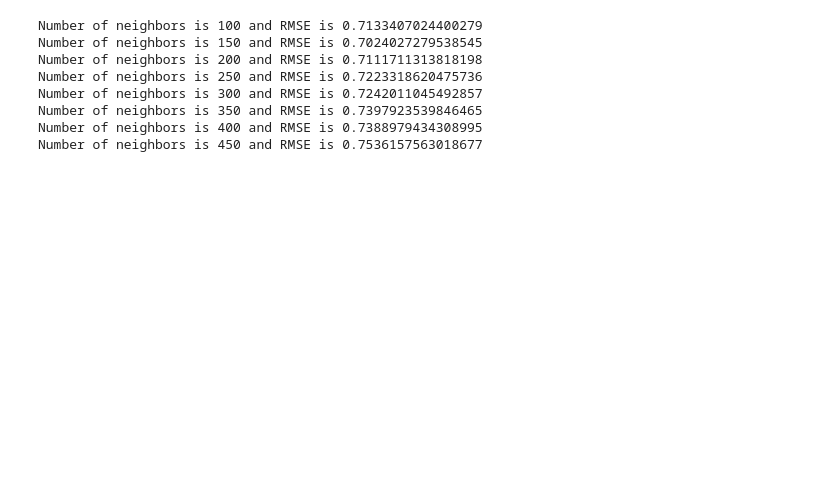
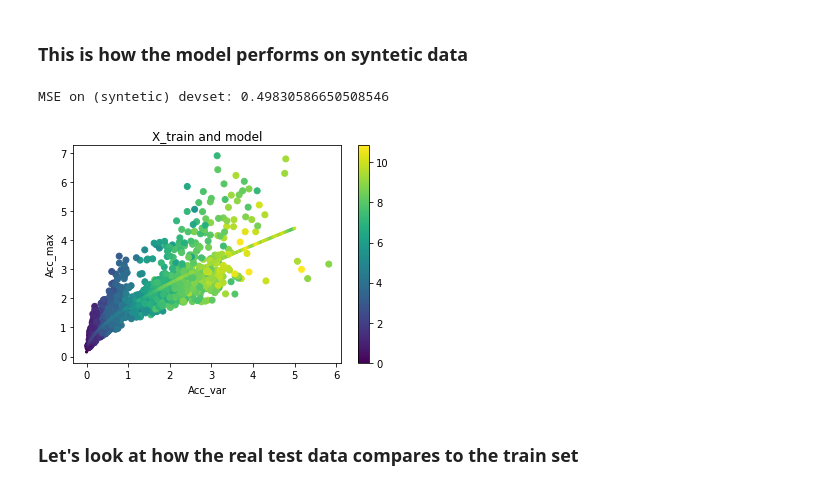
Before and after one commit to gislas3/quartercar, a Jupyter notebook: experiments/Predict_IRI.ipynb, the cells around one changed output. Saved outputs shown, nothing was run; the diff lists cells and outputs as text; code cells hidden in the pictures; blank space fills up the shorter version.

```diff
--- a/experiments/Predict_IRI.ipynb
+++ b/experiments/Predict_IRI.ipynb
@@ -260,27 +0,0 @@ Where true IRI is higher than  5, RMSE is 0.9754333661264427
-# %%
-acc_var = X_train[:, 0][:, np.newaxis]
-acc_max = X_train[:, 1][:, np.newaxis]
-acc_var_root = square_root_features(acc_var)
-model = LinearRegression()
-model.fit(acc_var_root, acc_max)
-
-
-for no_neighbors in range(100, 500, 50):
-    line_x = np.linspace(0, 5, no_neighbors)[:, np.newaxis]
-    line_y = model.predict(square_root_features(line_x))
-
-    curve = np.concatenate((line_x, line_y), axis = 1)
-    curve_points, curve_iri = project_on_curve(X_train, curve, y_train)
-    curve_points, curve_iri_smoothed = optimise_iri_curve(curve_points, curve_iri, smoothing = 1)
-    preds = predict(X_test, curve_points, curve_iri_smoothed)
-    rmse = np.sqrt(mean_squared_error(preds, y_test))
-    print("Number of neighbors is {} and RMSE is {}".format(no_neighbors, rmse))
-# %% [output]
-Number of neighbors is 100 and RMSE is 0.7133407024400279
-Number of neighbors is 150 and RMSE is 0.7024027279538545
-Number of neighbors is 200 and RMSE is 0.7111711313818198
-Number of neighbors is 250 and RMSE is 0.7223318620475736
-Number of neighbors is 300 and RMSE is 0.7242011045492857
-Number of neighbors is 350 and RMSE is 0.7397923539846465
-Number of neighbors is 400 and RMSE is 0.7388979434308995
-Number of neighbors is 450 and RMSE is 0.7536157563018677
@@ -286,0 +15,36 @@ Number of neighbors is 450 and RMSE is 0.7536157563018677
+# %% [markdown]
+### This is how the model performs on syntetic data
+# %%
+v = 32
+data = np.load("../quartercar/experiments/data/predict_iri_data_vel"+str(v)+".npy")
+
+iri = data[:, -1]
+acc_var = data[:, 1][:, np.newaxis]
+acc_max = data[:, 3][:, np.newaxis]
+
+scaler = StandardScaler(with_mean = False)
+
+data = np.concatenate((acc_var, acc_max), axis = 1)
+scaler.fit(data)
+X = scaler.transform(data)
+
+X_train, X_test, y_train, y_test = train_test_split(X, iri, test_size=0.3, random_state=42)
+# %%
+model = IriModel()
+model.fit(X_train, y_train)
+preds = model.predict(X_test)
+print("MSE on (syntetic) devset:", mean_squared_error(preds, y_test))
+# %% [output]
+MSE on (syntetic) devset: 0.49830586650508546
+# %%
+plt.scatter(X_train[:, 0], X_train[:, 1], c = y_train)
+plt.scatter(model.neighbors[:, 0], model.neighbors[:, 1], c = model.neighbor_iris, s = 5)
+plt.colorbar()
+plt.title("X_train and model")
+plt.ylabel("Acc_max")
+plt.xlabel("Acc_var")
+plt.show()
+# %% [output]
+[figure, added]
+# %% [markdown]
+### Let's look at how the real test data compares to the train set
```
Also changed, not shown: parts of 34 cells of this notebook, 1 other file.
